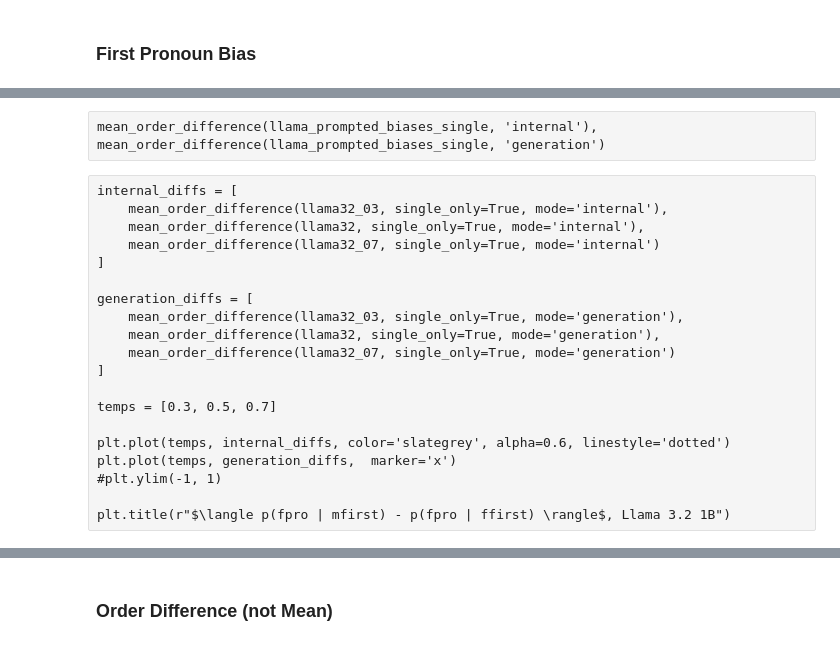
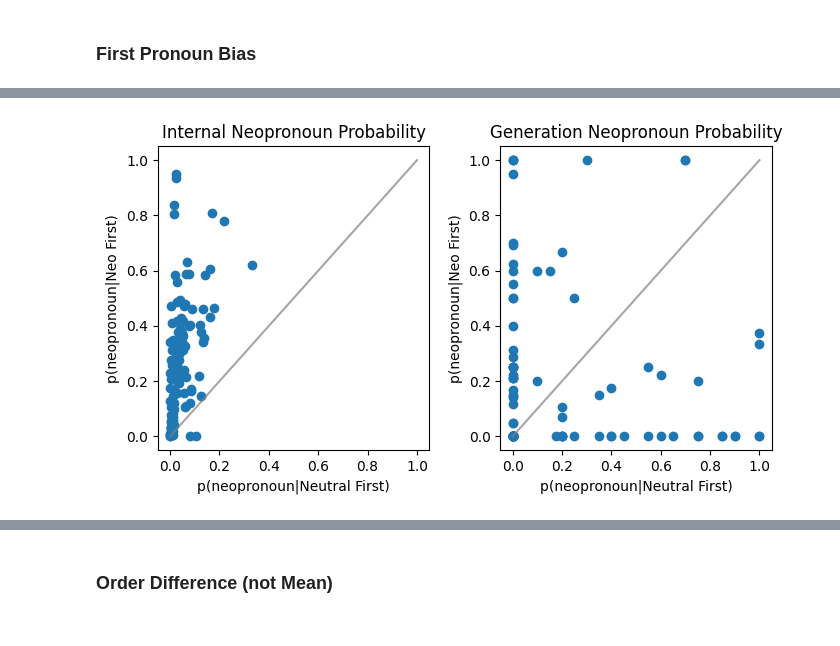
Before and after one commit to sagarkumar16/winogender_contextuality, a Jupyter notebook: notebooks/10-sk-bias-tests.ipynb, the cells around one changed output, grey strips where cells are left out. Drawn from its saved outputs; the diff is of its cells as text; code cells hidden in the pictures.

```diff
--- a/notebooks/10-sk-bias-tests.ipynb
+++ b/notebooks/10-sk-bias-tests.ipynb
@@ -169,3 +175,3 @@ def mean_order_difference(data: list[Measurement] | list[dict],
 # %%
-llama_neutral_biases_single = order_bias(llama32_neutral, single_only=True)
+llama_neutral_biases_single = order_bias(llama32_neutral, single_only=True, max_index=max_llama)
 # %% [output]
@@ -247,22 +184,32 @@ plt.tight_layout()
-# %% [raw]
-mean_order_difference(llama_prompted_biases_single, 'internal'), mean_order_difference(llama_prompted_biases_single, 'generation')
-# %% [raw]
-internal_diffs = [
-    mean_order_difference(llama32_03, single_only=True, mode='internal'),
-    mean_order_difference(llama32, single_only=True, mode='internal'),
-    mean_order_difference(llama32_07, single_only=True, mode='internal')
-]
-
-generation_diffs = [
-    mean_order_difference(llama32_03, single_only=True, mode='generation'),
-    mean_order_difference(llama32, single_only=True, mode='generation'),
-    mean_order_difference(llama32_07, single_only=True, mode='generation')
-]
-
-temps = [0.3, 0.5, 0.7]
-
-plt.plot(temps, internal_diffs, color='slategrey', alpha=0.6, linestyle='dotted')
-plt.plot(temps, generation_diffs,  marker='x')
-#plt.ylim(-1, 1)
-
-plt.title(r"$\langle p(fpro | mfirst) - p(fpro | ffirst) \rangle$, Llama 3.2 1B")
+# %%
+all_tfirst_int = []
+all_xfirst_int = []
+
+all_tfirst_gen = []
+all_xfirst_gen = []
+
+for direction in llama_neutral_biases_single.values():
+    all_tfirst_int.extend([x[1] if ~np.any(np.isnan(x)) else 0 for x in direction['internal']['mfirst']])
+    all_xfirst_int.extend([x[1] if ~np.any(np.isnan(x)) else 0 for x in direction['internal']['ffirst']])
+    all_tfirst_gen.extend([x[1] if ~np.any(np.isnan(x)) else 0 for x in direction['generation']['mfirst']])
+    all_xfirst_gen.extend([x[1] if ~np.any(np.isnan(x)) else 0 for x in direction['generation']['ffirst']])
+
+fig, axs = plt.subplots(1, 2, figsize=(7, 4))
+
+axs[0].scatter(all_tfirst_int, all_xfirst_int)
+axs[1].scatter(all_tfirst_gen, all_xfirst_gen)
+
+axs[0].set_title('Internal Neopronoun Probability')
+axs[0].set_xlabel('p(neopronoun|Neutral First)')
+axs[0].set_ylabel('p(neopronoun|Neo First)')
+
+axs[1].set_title('Generation Neopronoun Probability')
+axs[1].set_xlabel('p(neopronoun|Neutral First)')
+axs[1].set_ylabel('p(neopronoun|Neo First)')
+
+axs[0].plot(np.linspace(0,1,20), np.linspace(0,1,20), color='gray', alpha=0.7)
+axs[1].plot(np.linspace(0,1,20), np.linspace(0,1,20), color='gray', alpha=0.7)
+
+plt.tight_layout()
+# %% [output]
+[figure, added]
```
Also changed, not shown: parts of 83 cells of this notebook, 1 other file.
